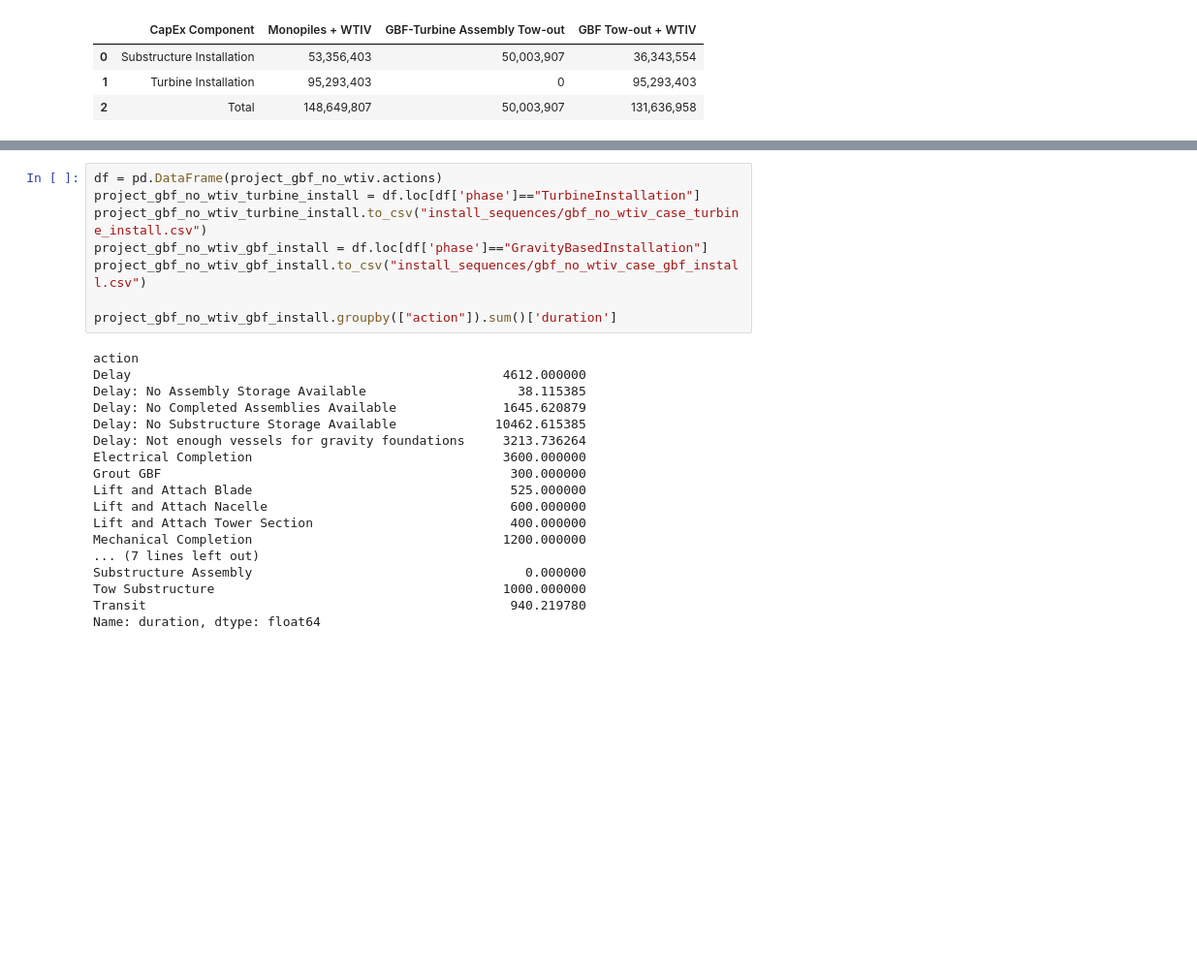
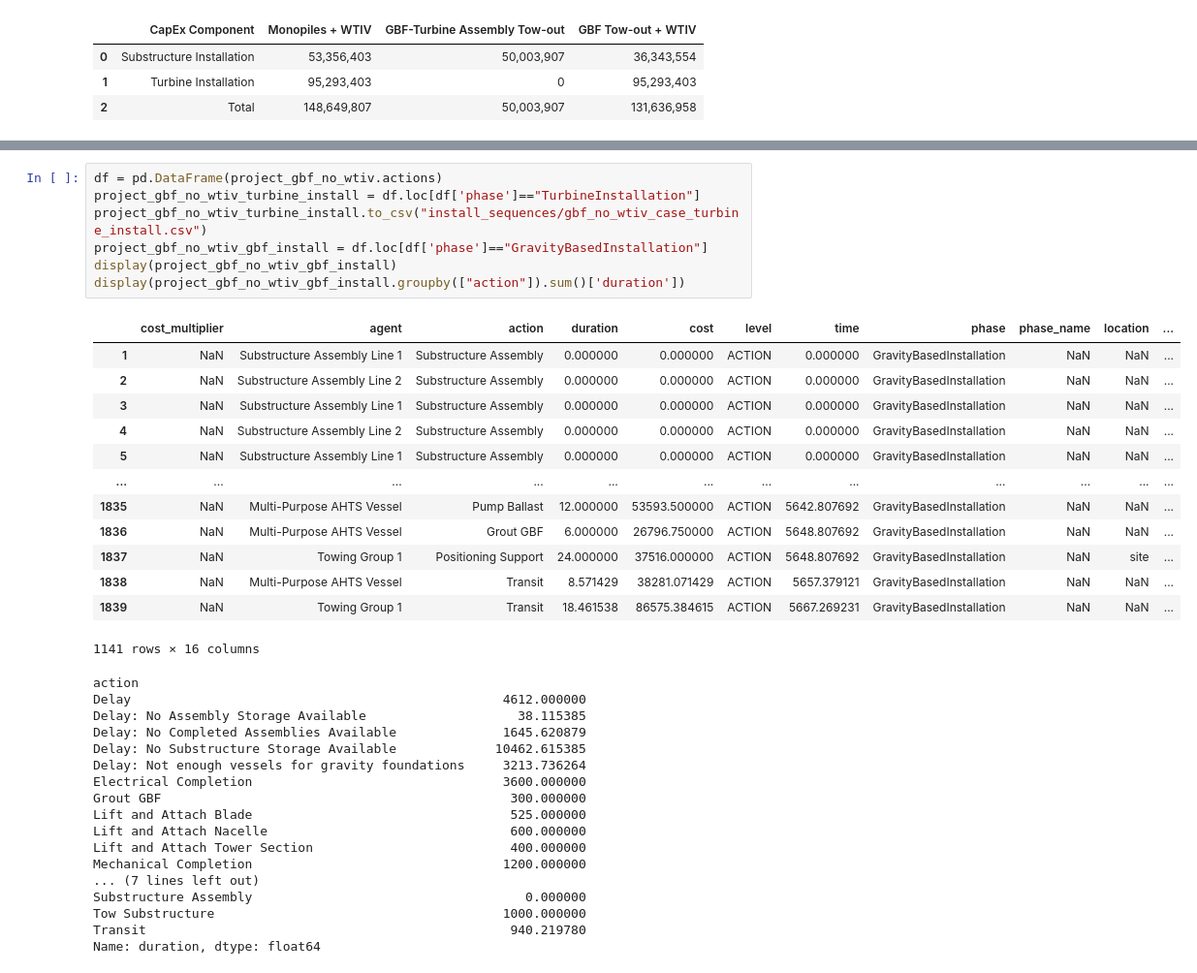
Before and after one commit to WISDEM/ORBIT, a Jupyter notebook: examples/Example - Using Monopile or GBF Intallation.ipynb, the cells around one changed output, grey strips where cells are left out. Shown at 97% size. Saved outputs shown, nothing was run; the diff lists cells and outputs as text; blank space fills up the shorter version.

```diff
--- a/examples/Example - Using Monopile or GBF Intallation.ipynb
+++ b/examples/Example - Using Monopile or GBF Intallation.ipynb
@@ -325,29 +337,41 @@ Name: duration, dtype: float64
 # %%
 df = pd.DataFrame(project_gbf_no_wtiv.actions)
 project_gbf_no_wtiv_turbine_install = df.loc[df['phase']=="TurbineInstallation"]
 project_gbf_no_wtiv_turbine_install.to_csv("install_sequences/gbf_no_wtiv_case_turbine_install.csv")
 project_gbf_no_wtiv_gbf_install = df.loc[df['phase']=="GravityBasedInstallation"]
-project_gbf_no_wtiv_gbf_install.to_csv("install_sequences/gbf_no_wtiv_case_gbf_install.csv")
-
-project_gbf_no_wtiv_gbf_install.groupby(["action"]).sum()['duration']
+display(project_gbf_no_wtiv_gbf_install)
+display(project_gbf_no_wtiv_gbf_install.groupby(["action"]).sum()['duration'])
 # %% [output]
+|  | cost_multiplier | agent | action | duration | cost | level | time | phase | phase_name | location | ... |
+| 1 | NaN | Substructure Assembly Line 1 | Substructure Assembly | 0.000000 | 0.000000 | ACTION | 0.000000 | GravityBasedInstallation | NaN | NaN | ... |
+| 2 | NaN | Substructure Assembly Line 2 | Substructure Assembly | 0.000000 | 0.000000 | ACTION | 0.000000 | GravityBasedInstallation | NaN | NaN | ... |
+| 3 | NaN | Substructure Assembly Line 1 | Substructure Assembly | 0.000000 | 0.000000 | ACTION | 0.000000 | GravityBasedInstallation | NaN | NaN | ... |
+| 4 | NaN | Substructure Assembly Line 2 | Substructure Assembly | 0.000000 | 0.000000 | ACTION | 0.000000 | GravityBasedInstallation | NaN | NaN | ... |
+| 5 | NaN | Substructure Assembly Line 1 | Substructure Assembly | 0.000000 | 0.000000 | ACTION | 0.000000 | GravityBasedInstallation | NaN | NaN | ... |
+| ... | ... | ... | ... | ... | ... | ... | ... | ... | ... | ... | ... |
+| 1835 | NaN | Multi-Purpose AHTS Vessel | Pump Ballast | 12.000000 | 53593.500000 | ACTION | 5642.807692 | GravityBasedInstallation | NaN | NaN | ... |
+| 1836 | NaN | Multi-Purpose AHTS Vessel | Grout GBF | 6.000000 | 26796.750000 | ACTION | 5648.807692 | GravityBasedInstallation | NaN | NaN | ... |
+| 1837 | NaN | Towing Group 1 | Positioning Support | 24.000000 | 37516.000000 | ACTION | 5648.807692 | GravityBasedInstallation | NaN | site | ... |
+| 1838 | NaN | Multi-Purpose AHTS Vessel | Transit | 8.571429 | 38281.071429 | ACTION | 5657.379121 | GravityBasedInstallation | NaN | NaN | ... |
+| 1839 | NaN | Towing Group 1 | Transit | 18.461538 | 86575.384615 | ACTION | 5667.269231 | GravityBasedInstallation | NaN | NaN | ... |
-action
-Delay                                                 4612.000000
-Delay: No Assembly Storage Available                    38.115385
-Delay: No Completed Assemblies Available              1645.620879
-Delay: No Substructure Storage Available             10462.615385
-Delay: Not enough vessels for gravity foundations     3213.736264
-Electrical Completion                                 3600.000000
-Grout GBF                                              300.000000
-Lift and Attach Blade                                  525.000000
-Lift and Attach Nacelle                                600.000000
-Lift and Attach Tower Section                          400.000000
-Mechanical Completion                                 1200.000000
-... (7 lines left out)
-Substructure Assembly                                    0.000000
-Tow Substructure                                      1000.000000
-Transit                                                940.219780
-Name: duration, dtype: float64
+1141 rows × 16 columns
+action
+Delay                                                 4612.000000
+Delay: No Assembly Storage Available                    38.115385
+Delay: No Completed Assemblies Available              1645.620879
+Delay: No Substructure Storage Available             10462.615385
+Delay: Not enough vessels for gravity foundations     3213.736264
+Electrical Completion                                 3600.000000
+Grout GBF                                              300.000000
+Lift and Attach Blade                                  525.000000
+Lift and Attach Nacelle                                600.000000
+Lift and Attach Tower Section                          400.000000
+Mechanical Completion                                 1200.000000
+... (7 lines left out)
+Substructure Assembly                                    0.000000
+Tow Substructure                                      1000.000000
+Transit                                                940.219780
+Name: duration, dtype: float64
 # %%
 df = pd.DataFrame(project_gbf_with_wtiv.actions)
 project_gbf_with_wtiv_turbine_install = df.loc[df['phase']=="TurbineInstallation"]
```
Also changed, not shown: parts of 5 cells of this notebook.
